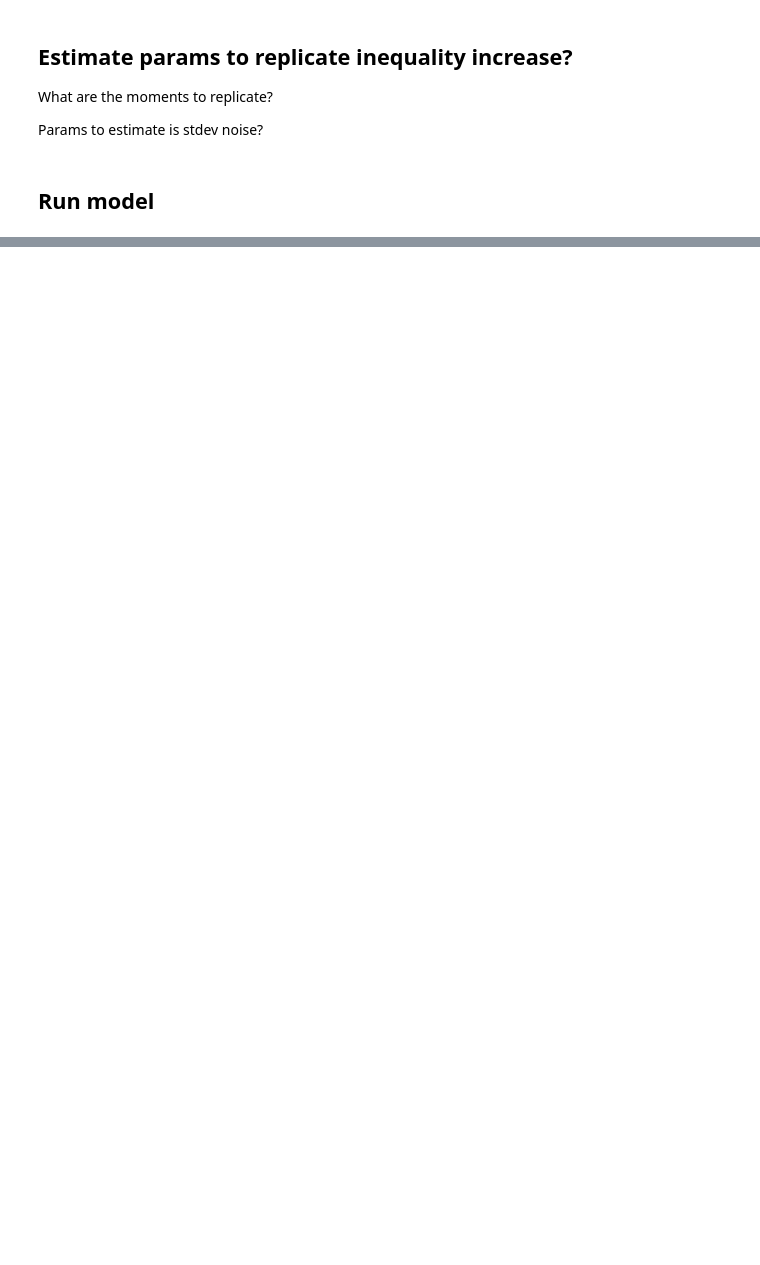
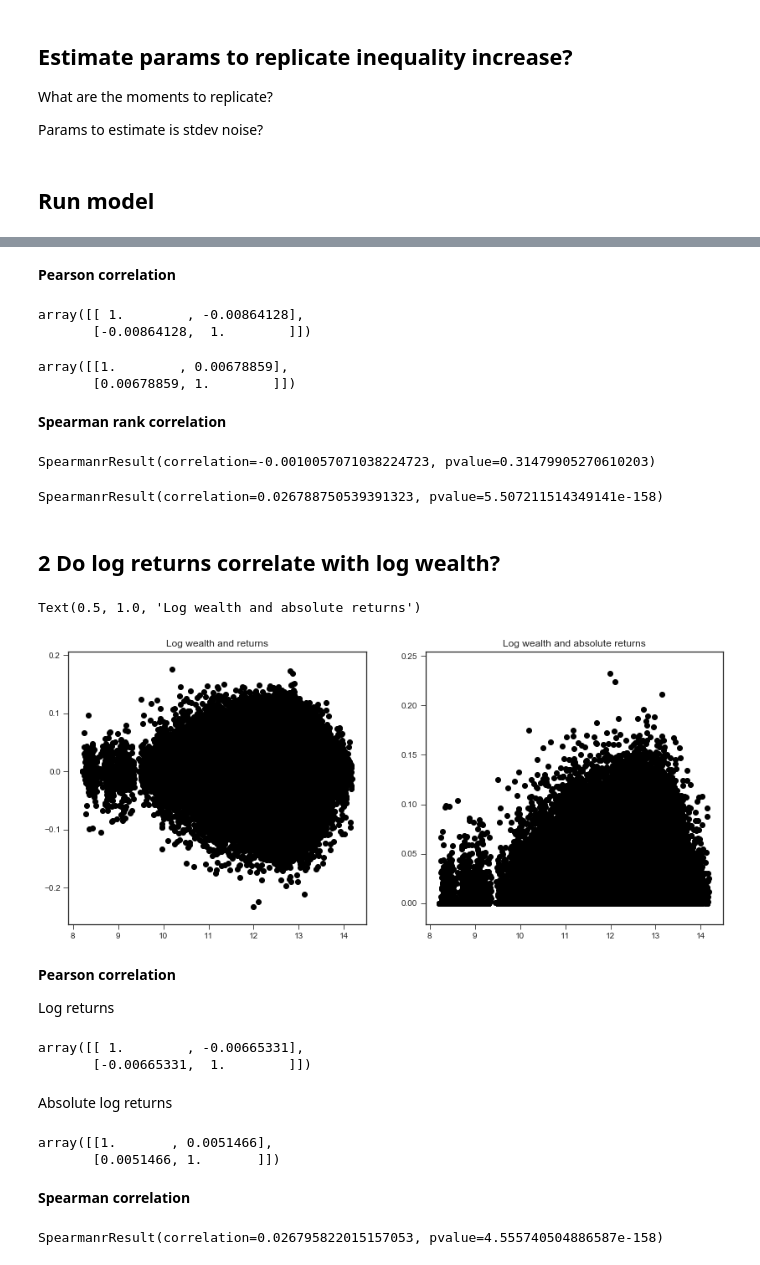
Before and after one commit to joerischasfoort/asset_volatility_wealth_inequality, a Jupyter notebook: stock-volatility-wealthy.ipynb, the cells around one changed output, grey strips where cells are left out. Saved outputs shown, nothing was run; the diff lists cells and outputs as text; code cells hidden in the pictures; blank space fills up the shorter version.

```diff
--- a/stock-volatility-wealthy.ipynb
+++ b/stock-volatility-wealthy.ipynb
@@ -62,0 +130,57 @@ AttributeError: 'TraderParameters' object has no attribute 'horizon'
+# %% [markdown]
+**Pearson correlation**
+# %%
+np.corrcoef(wealth_returns['wealth'], wealth_returns['returns'])
+# %% [output]
+array([[ 1.        , -0.00864128],
+       [-0.00864128,  1.        ]])
+# %%
+np.corrcoef(wealth_returns['wealth'], wealth_returns['returns'].abs())
+# %% [output]
+array([[1.        , 0.00678859],
+       [0.00678859, 1.        ]])
+# %% [markdown]
+**Spearman rank correlation**
+# %%
+scipy.stats.spearmanr(wealth_returns['wealth'], wealth_returns['returns'])
+# %% [output]
+SpearmanrResult(correlation=-0.0010057071038224723, pvalue=0.31479905270610203)
+# %%
+scipy.stats.spearmanr(wealth_returns['wealth'], wealth_returns['returns'].abs())
+# %% [output]
+SpearmanrResult(correlation=0.026788750539391323, pvalue=5.507211514349141e-158)
+# %% [markdown]
+## 2 Do log returns correlate with log wealth?
+# %%
+fig, (ax1, ax2) = plt.subplots(nrows=1, ncols=2, figsize=(14,6))
+
+ax1.scatter(wealth_returns['log_wealth'], wealth_returns['log_returns'], color='k')
+ax1.set_title('Log wealth and returns')
+
+ax2.scatter(wealth_returns['log_wealth'], wealth_returns['log_returns'].abs(), color='k')
+ax2.set_title('Log wealth and absolute returns')
+# %% [output]
+Text(0.5, 1.0, 'Log wealth and absolute returns')
+[figure, added]
+# %% [markdown]
+**Pearson correlation**
+
+Log returns
+# %%
+np.corrcoef(wealth_returns['log_wealth'], wealth_returns['log_returns'])
+# %% [output]
+array([[ 1.        , -0.00665331],
+       [-0.00665331,  1.        ]])
+# %% [markdown]
+Absolute log returns
+# %%
+np.corrcoef(wealth_returns['log_wealth'], wealth_returns['log_returns'].abs())
+# %% [output]
+array([[1.       , 0.0051466],
+       [0.0051466, 1.       ]])
+# %% [markdown]
+**Spearman correlation**
+# %%
+scipy.stats.spearmanr(wealth_returns['log_wealth'], wealth_returns['log_returns'].abs())
+# %% [output]
+SpearmanrResult(correlation=0.026795822015157053, pvalue=4.555740504886587e-158)
```
Also changed, not shown: parts of 41 cells of this notebook, 3 other files.
